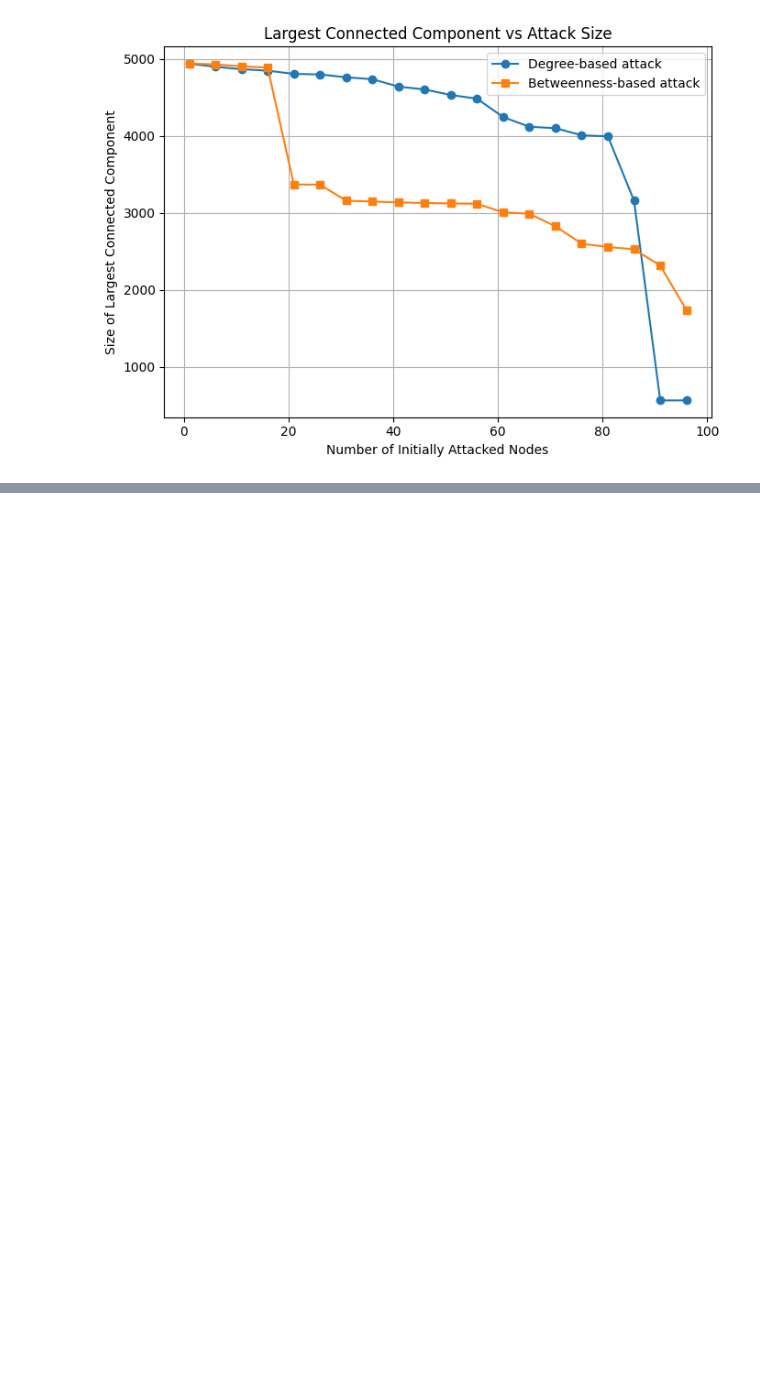
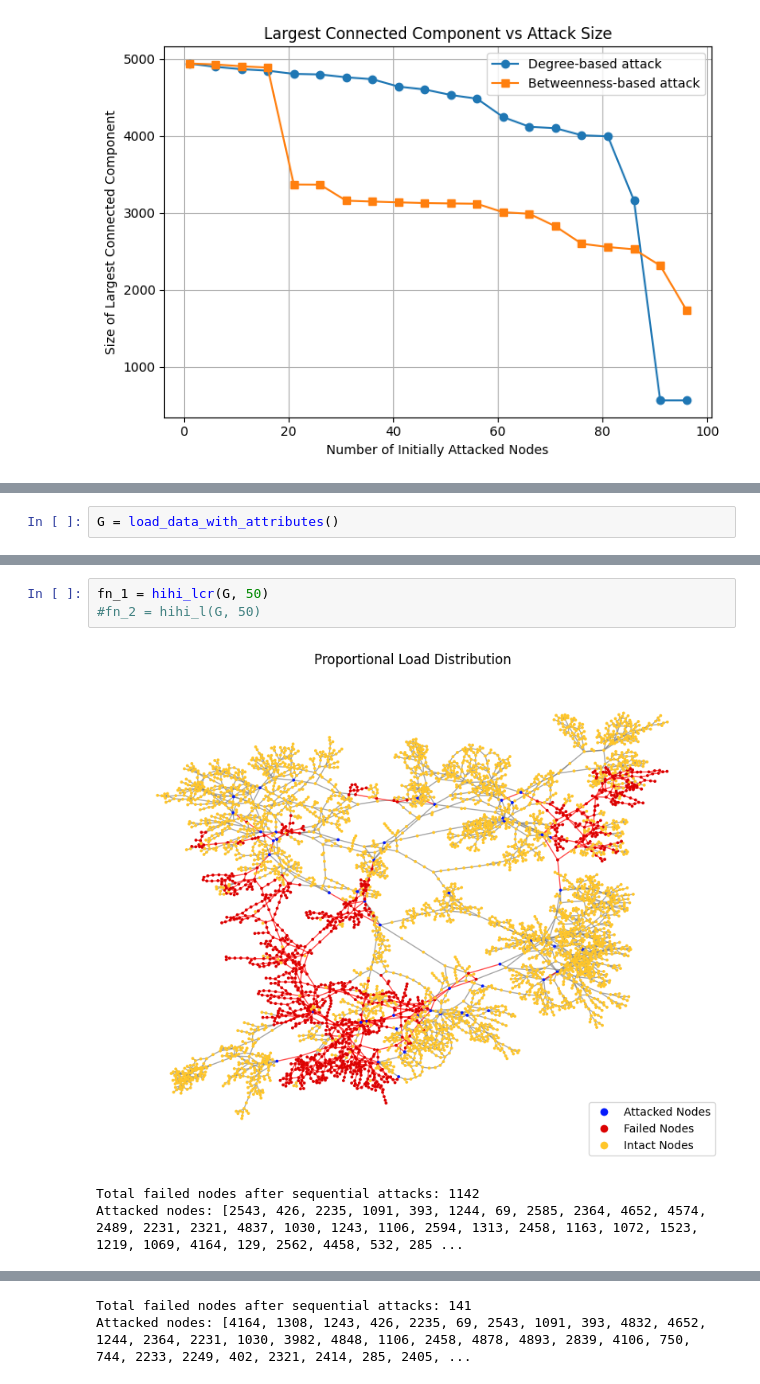
Before and after one commit to OctoPanna/western-us-power-grid, a Jupyter notebook: motter_lai_cascading_failure_model.ipynb, the cells around one changed output, grey strips where cells are left out. Saved outputs shown, nothing was run; the diff lists cells and outputs as text; blank space fills up the shorter version.

```diff
--- a/motter_lai_cascading_failure_model.ipynb
+++ b/motter_lai_cascading_failure_model.ipynb
@@ -733,0 +751,2 @@ plt.show()
+# %%
+G = load_data_with_attributes()
@@ -733,0 +891,7 @@ plt.show()
+# %%
+fn_1 = hihi_lcr(G, 50)
+#fn_2 = hihi_l(G, 50)
+# %% [output]
+[figure, added]
+Total failed nodes after sequential attacks: 1142
+Attacked nodes: [2543, 426, 2235, 1091, 393, 1244, 69, 2585, 2364, 4652, 4574, 2489, 2231, 2321, 4837, 1030, 1243, 1106, 2594, 1313, 2458, 1163, 1072, 1523, 1219, 1069, 4164, 129, 2562, 4458, 532, 285 ...
@@ -733,0 +899,2 @@ plt.show()
+Total failed nodes after sequential attacks: 141
+Attacked nodes: [4164, 1308, 1243, 426, 2235, 69, 2543, 1091, 393, 4832, 4652, 1244, 2364, 2231, 1030, 3982, 4848, 1106, 2458, 4878, 4893, 2839, 4106, 750, 744, 2233, 2249, 402, 2321, 2414, 285, 2405, ...
```
Also changed, not shown: parts of 4 cells of this notebook, 1 other file.
